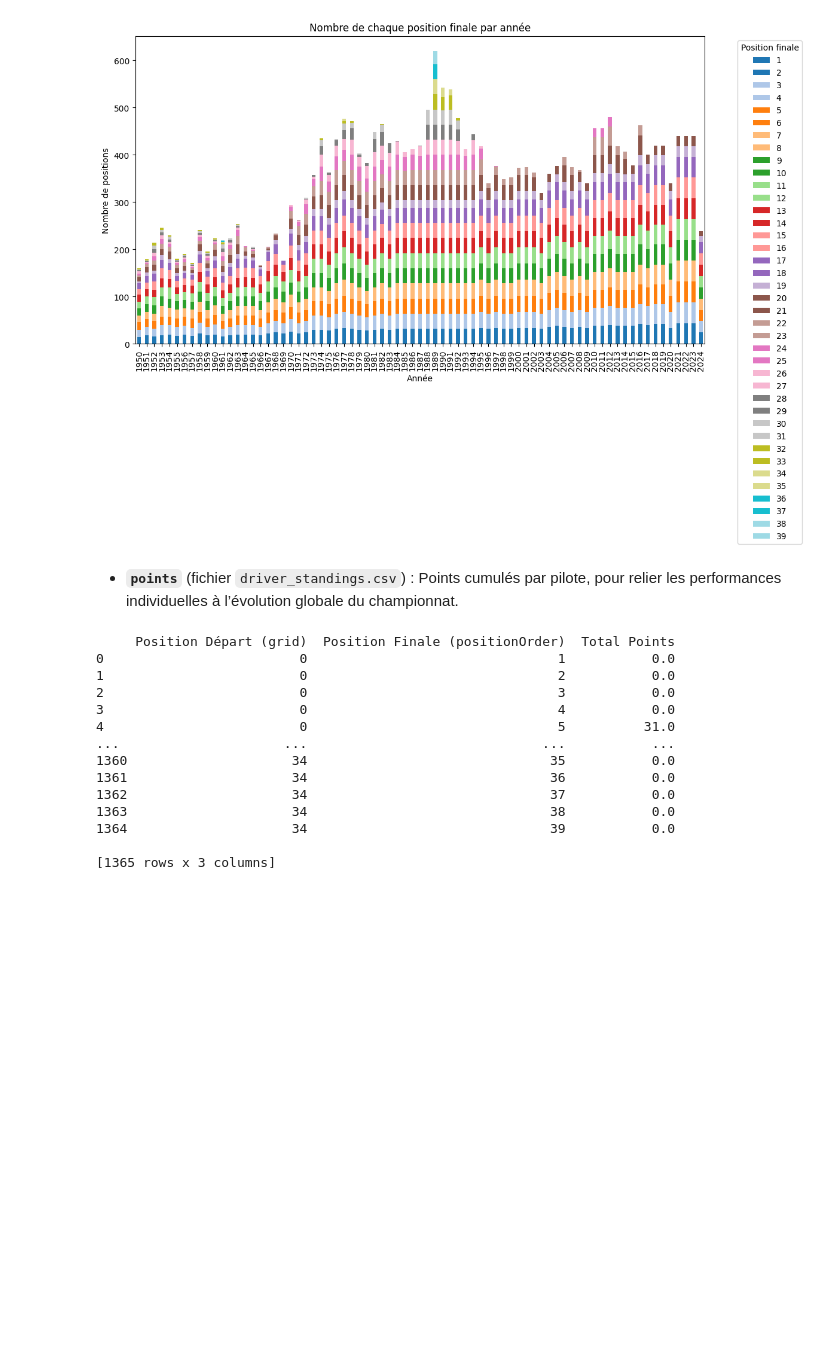
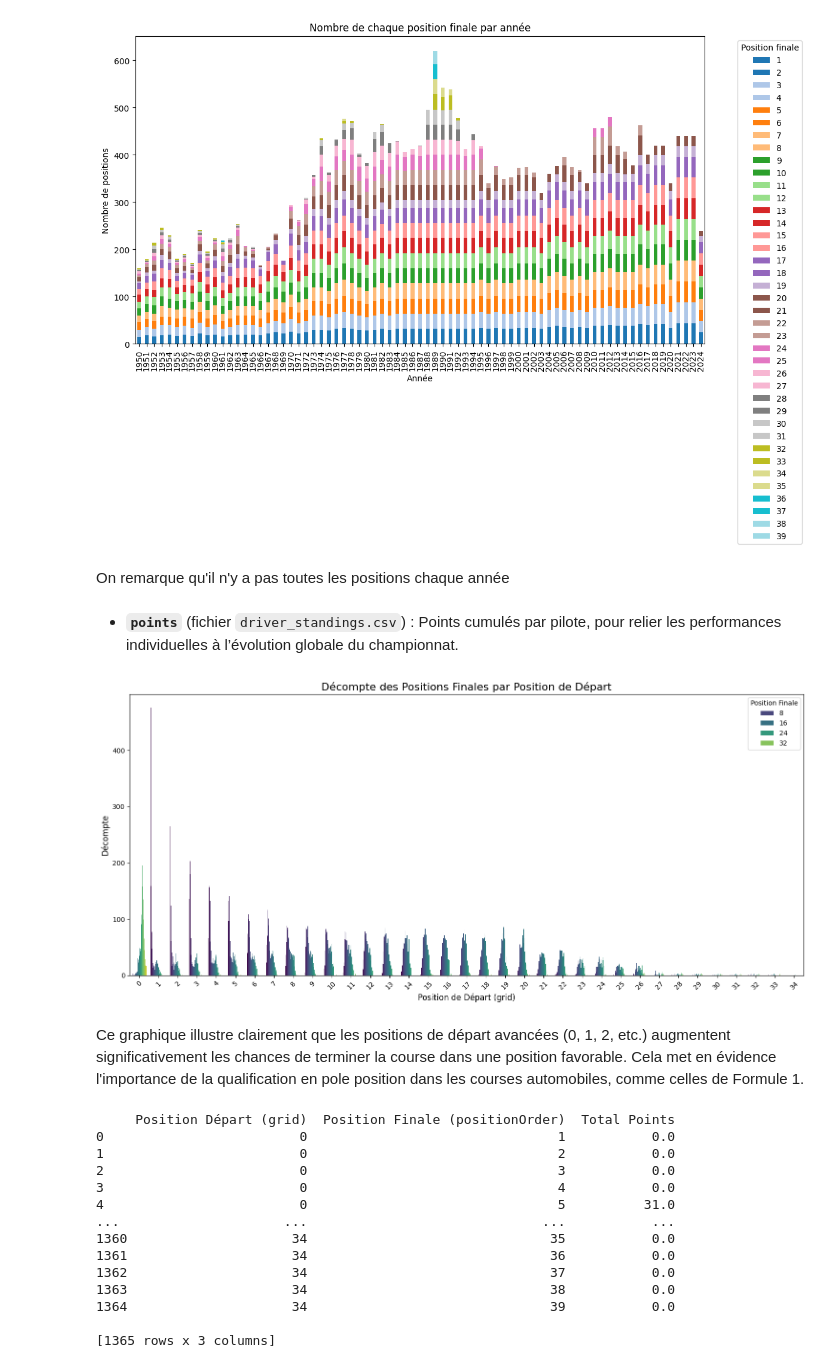
Before and after one commit to Math-ieu/Projet-PACTE-4A, a Jupyter notebook: f1-pacte.ipynb, the cells around one changed output. Drawn from its saved outputs; the diff is of its cells as text; code cells hidden in the pictures; blank space fills up the shorter version.

```diff
--- a/f1-pacte.ipynb
+++ b/f1-pacte.ipynb
@@ -420,8 +421,41 @@ year
 
 [75 rows x 39 columns]
 [figure]
+# %% [markdown]
+On remarque qu'il n'y a pas toutes les positions chaque année
 # %% [markdown]
 + **`points`** (fichier `driver_standings.csv`) : Points cumulés par pilote, pour relier les performances individuelles à l’évolution globale du championnat.
+# %%
+data = results
+# Transformer en type entier pour garantir une manipulation correcte
+data['grid'] = data['grid'].astype(int)
+data['positionOrder'] = data['positionOrder'].astype(int)
+
+# Groupement pour compter les occurrences de chaque combinaison
+grouped = data.groupby(['grid', 'positionOrder']).size().reset_index(name='count')
+
+# Création du bar plot
+plt.figure(figsize=(15, 7))
+sns.barplot(
+    x='grid',
+    y='count',
+    hue='positionOrder',
+    data=grouped,
+    palette='viridis'
+)
+plt.title("Décompte des Positions Finales par Position de Départ", fontsize=16)
+plt.xlabel("Position de Départ (grid)", fontsize=12)
+plt.ylabel("Décompte", fontsize=12)
+plt.legend(title="Position Finale", fontsize=10, loc='upper right')
+plt.xticks(rotation=45)
+plt.tight_layout()
+
+# Afficher le graphique
+plt.show()
+# %% [output]
+[figure, added]
+# %% [markdown]
+Ce graphique illustre clairement que les positions de départ avancées (0, 1, 2, etc.) augmentent significativement les chances de terminer la course dans une position favorable. Cela met en évidence l'importance de la qualification en pole position dans les courses automobiles, comme celles de Formule 1.
 # %%
 # Calcul des points totaux pour chaque combinaison de position de départ et finale
 points_by_positions = results.groupby(['grid', 'positionOrder'])['points'].sum().reset_index()
```
Also changed, not shown: parts of 6 cells of this notebook, 2 other files.
